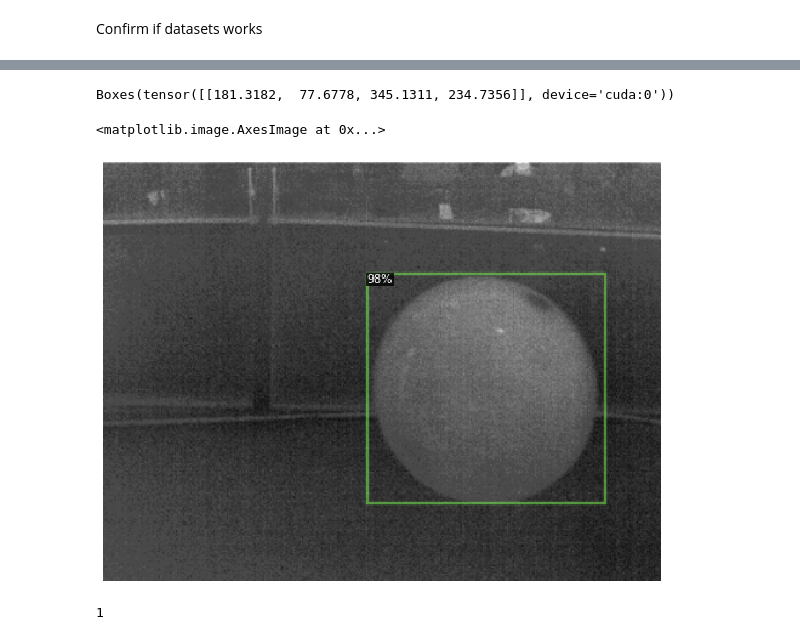
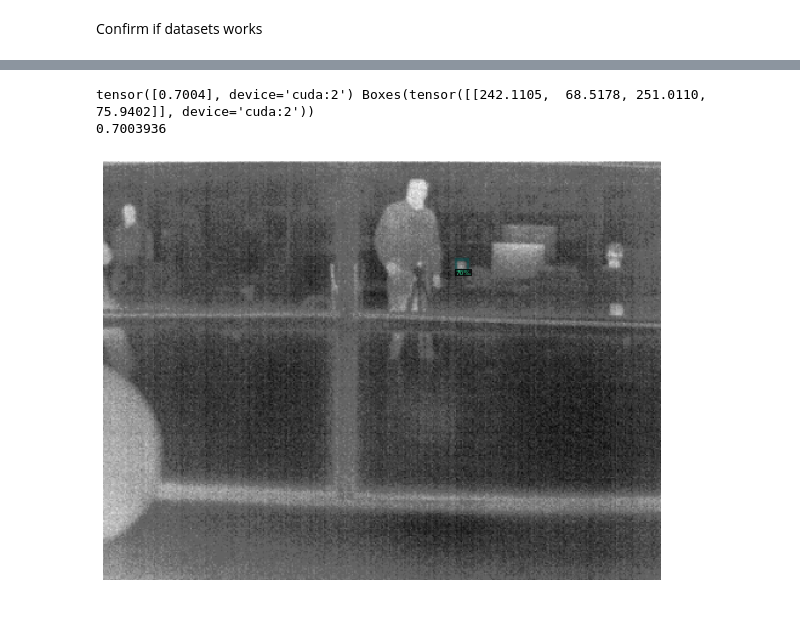
Before and after one commit to danifpdra/ball_detection, a Jupyter notebook: ball_detection.ipynb, the cells around one changed output, grey strips where cells are left out. Cells and saved outputs as stored; diff of their text form; code cells hidden in the pictures.

```diff
--- a/ball_detection.ipynb
+++ b/ball_detection.ipynb
@@ -227,24 +222,19 @@ plt.imshow(im)
-# %%
-outputs = predictor(im)
-# look at the outputs. See https://detectron2.readthedocs.io/tutorials/models.html#model-output-format for specification
-outputs["instances"].pred_classes
-outputs["instances"].pred_boxes
-outputs["instances"].pred_boxes[outputs["instances"].scores.argmax().item()]
-# %% [output]
-Boxes(tensor([[181.3182,  77.6778, 345.1311, 234.7356]], device='cuda:0'))
 # %%
+im = cv2.imread("/home/danielarato/ball_detection/Datasets/train/bag_2cam/thermic/1579790238028925357.png")
+
+outputs = predictor(im)
+print(outputs["instances"].scores, outputs["instances"].pred_boxes)
+
 # We can use `Visualizer` to draw the predictions on the image.
 v = Visualizer(im[:, :, ::-1], MetadataCatalog.get(cfg.DATASETS.TRAIN[0]), scale=1.2)
 v = v.draw_instance_predictions(outputs["instances"].to("cpu"))
 _, ax = plt.subplots(figsize=(10, 10))
 ax.axis('off')
 ax.imshow(v.get_image()[:, :, ::-1])
+
+results=outputs["instances"].to("cpu")
+results.pred_boxes.tensor[0].numpy()
 # %% [output]
-<matplotlib.image.AxesImage at 0x...>
+tensor([0.7004], device='cuda:2') Boxes(tensor([[242.1105,  68.5178, 251.0110,  75.9402]], device='cuda:2'))
+0.7003936
-[figure, old version]
+[figure, new version]
-# %%
-results=outputs["instances"].to("cpu")
-type(results)
-len(results)
-# %% [output]
-1
```
Also changed, not shown: parts of 9 cells of this notebook.
